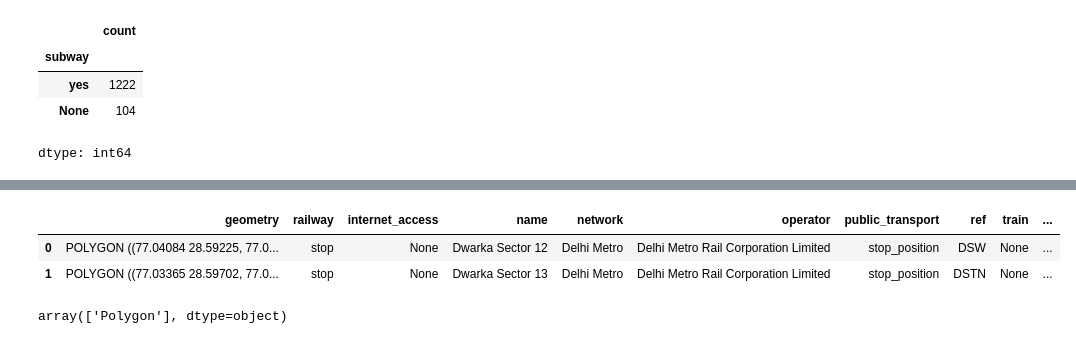
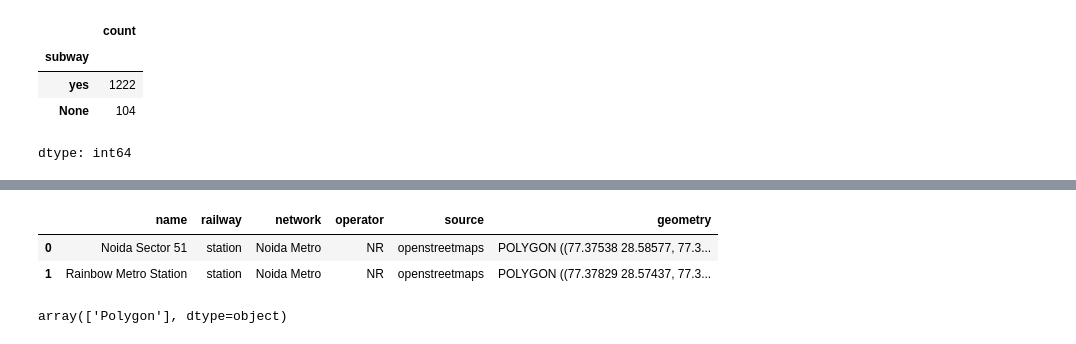
Before and after one commit to kavyajeetbora/metro_accessibility, a Jupyter notebook: notebooks/ETL_Station_Footprints.ipynb, the cells around one changed output, grey strips where cells are left out. Cells and saved outputs as stored; diff of their text form; code cells hidden in the pictures.

```diff
--- a/notebooks/ETL_Station_Footprints.ipynb
+++ b/notebooks/ETL_Station_Footprints.ipynb
@@ -48,6 +46,6 @@ Download all the station nodes:
 # %%
 !wget -q https://github.com/kavyajeetbora/metro_accessibility/raw/master/data/delhi/Delhi_NCR_station_nodes.gpkg -O station_nodes.gpkg
-station_nodes = gpd.read_file('station_nodes.gpkg', crs='EPSG:4326')
-print(station_nodes.shape)
+station_nodes = gpd.read_file('station_nodes.gpkg')
+print("Total Number of stations:",station_nodes.shape[0])
 station_nodes.sample(4)
 # %% [output]
@@ -106,13 +89,13 @@ Converting the project to mercator projection for creating a 10m buffer area aro
 # %%
-buffered_stations = metro_stations.copy()
+buffered_stations = station_nodes.copy()
 buffered_stations = buffered_stations.to_crs('EPSG:3857')
 buffered_stations['geometry'] = buffered_stations['geometry'].buffer(10)
 buffered_stations = buffered_stations.to_crs("EPSG:4326")
 buffered_stations.head(2)
 # %% [output]
-|  | geometry | railway | internet_access | name | network | operator | public_transport | ref | train | ... |
-| 0 | POLYGON ((77.04084 28.59225, 77.0... | stop | None | Dwarka Sector 12 | Delhi Metro | Delhi Metro Rail Corporation Limited | stop_position | DSW | None | ... |
-| 1 | POLYGON ((77.03365 28.59702, 77.0... | stop | None | Dwarka Sector 13 | Delhi Metro | Delhi Metro Rail Corporation Limited | stop_position | DSTN | None | ... |
+|  | name | railway | network | operator | source | geometry |
+| 0 | Noida Sector 51 | station | Noida Metro | NR | openstreetmaps | POLYGON ((77.37538 28.58577, 77.3... |
+| 1 | Rainbow Metro Station | station | Noida Metro | NR | openstreetmaps | POLYGON ((77.37829 28.57437, 77.3... |
 # %%
 buffered_stations.to_parquet('stations-buffered.parquet')
 buffered_stations.geometry.geom_type.unique()
```
Also changed, not shown: parts of 20 cells of this notebook.
